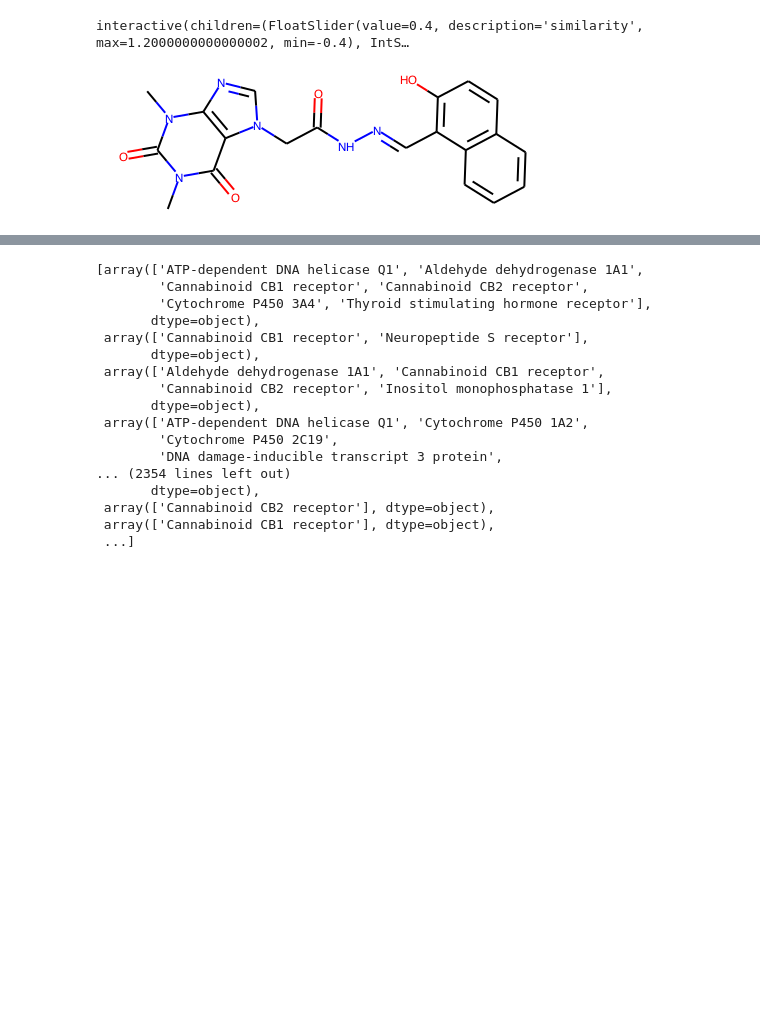
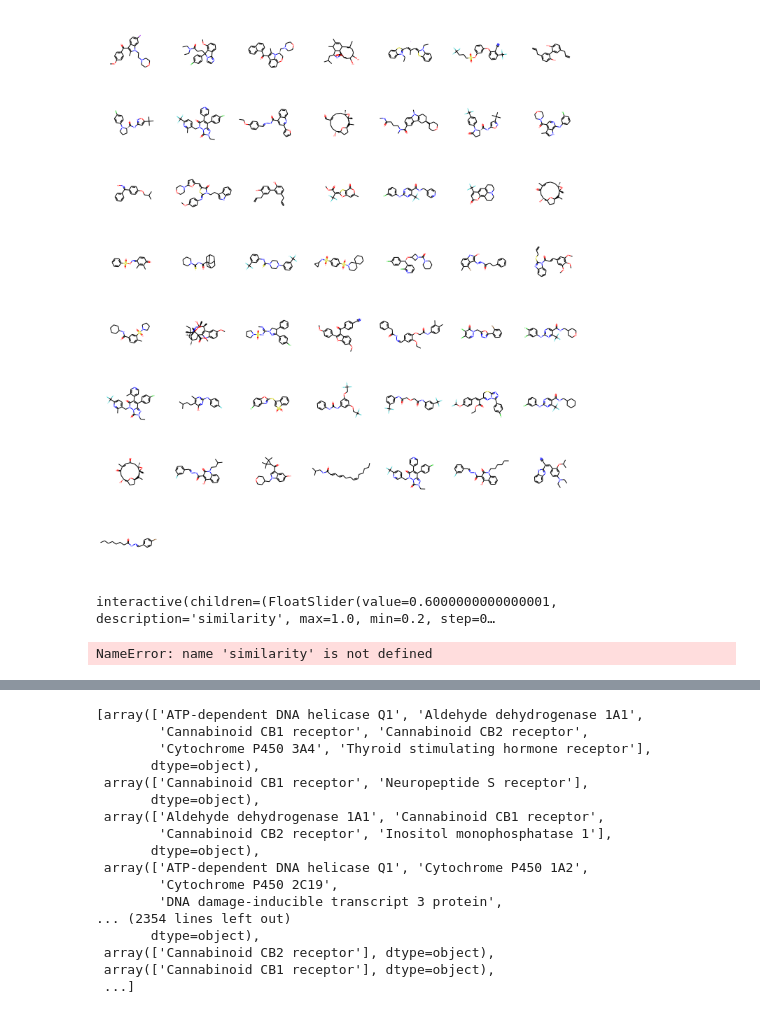
Before and after one commit to ljmartin/molrec, a Jupyter notebook: gpr55_prediction/predict_for_gpr55.ipynb, the cells around one changed output, grey strips where cells are left out. Saved outputs shown, nothing was run; the diff lists cells and outputs as text; code cells hidden in the pictures; blank space fills up the shorter version.

```diff
--- a/gpr55_prediction/predict_for_gpr55.ipynb
+++ b/gpr55_prediction/predict_for_gpr55.ipynb
@@ -126,3 +110,28 @@ predicted['qeds']=qeds
+# %%
+##Some extra descriptors:
+from rdkit.Chem import Descriptors
+tpsa = [Descriptors.rdMolDescriptors.CalcTPSA(m) for m in predicted['molecules']]
+logp = [Descriptors.MolLogP(m) for m in predicted['molecules']]
+molwt = [Descriptors.MolWt(m) for m in predicted['molecules']]
+nitro = [Descriptors.fr_nitro(m) for m in predicted['molecules']]
+carbox =  [Descriptors.fr_COO(m) for m in predicted['molecules']]
+
+predicted['tpsa']=tpsa
+predicted['logp']=logp
+predicted['molwt']=molwt
+predicted['nitro']=nitro
+predicted['carbox']=carbox
+# %%
+mask = ((predicted['tpsa']<90) &
+        (predicted['logp']<5.5) &
+       (predicted['molwt']<600) &
+       (predicted['nitro']<1) &
+       (predicted['carbox']<1) &
+       (predicted['similarities']<0.4) )
+# %%
+Draw.MolsToGridImage(predicted[mask]['molecules'], molsPerRow=7)
+# %% [output]
+[figure, added]
 # %%
 ##We don't want the top predicted ligands to all have the same scaffold.
 ##To avoid this, we will cluster the predicted ligands and only return the
@@ -146,11 +169,12 @@ def get_cluster_ids(clusterer, shortlist_mask):
     return cluster_labels
 
 @interact
-def get_top_ligands(similarity=0.4, sa_score=4, qeds=0.25, dist_threshold=0.6, num_mols=25):
+def get_top_ligands(similarity=(0.2, 1,0.05), sa_score=(1,7,0.1), qeds=0.25, dist_threshold=0.6, num_mols=25):
     shortlist_mask = ((predicted['similarities']<similarity) &
                   (predicted['sa_score']<sa_score) &
                  (predicted['qeds'] > qeds) &
-                     (~np.array(brenk_mask)))
+                     (~np.array(brenk_mask)) &
+                     (~pubchem))
 
 
     clusterer = AgglomerativeClustering(n_clusters=None,
@@ -165,8 +189,14 @@ def get_top_ligands(similarity=0.4, sa_score=4, qeds=0.25, dist_threshold=0.6, n
                                 maxMols=num_mols,
                                molsPerRow=6)
 # %% [output]
-interactive(children=(FloatSlider(value=0.4, description='similarity', max=1.2000000000000002, min=-0.4), IntS…
+interactive(children=(FloatSlider(value=0.6000000000000001, description='similarity', max=1.0, min=0.2, step=0…
-# %%
-Chem.MolFromSmiles('O=C(Cn1cnc2c1c(=O)n(C)c(=O)n2C)N/N=C/c1c(O)ccc2c1cccc2')
-# %% [output]
-[figure, removed]
+# %%
+((predicted['similarities']<similarity) &
+        (predicted['tpsa']<90) &
+            (predicted['logp']<5.5) &
+            (predicted['molwt']<600) &
+            (predicted['nitro']<1) &
+            (predicted['carbox']<1) &
+            (predicted['similarities']<0.4))
+# %% [output]
+NameError: name 'similarity' is not defined
```
Also changed, not shown: parts of 6 cells of this notebook, 5 other files.
